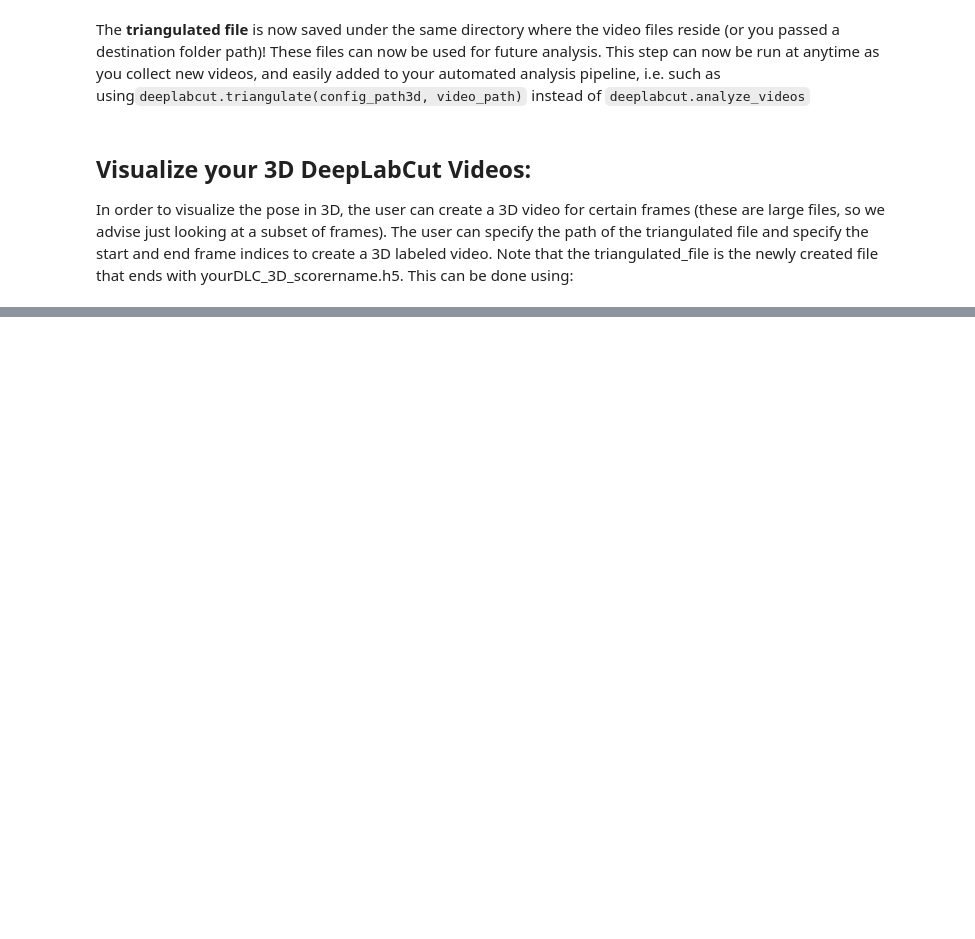
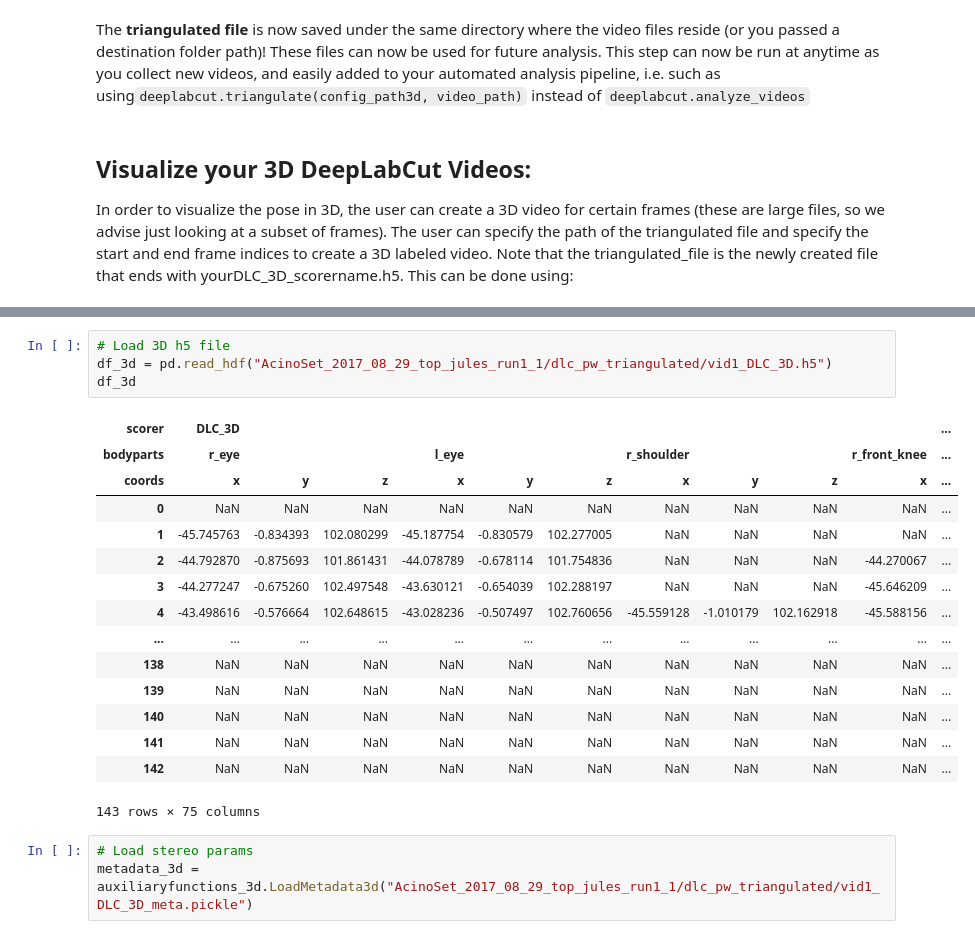
Before and after one commit to lochhh/3D-DLC-AcinoSet, a Jupyter notebook: Demo_3D_DeepLabCut.ipynb, the cells around one changed output, grey strips where cells are left out. Drawn from its saved outputs; the diff is of its cells as text; blank space fills up the shorter version.

```diff
--- a/Demo_3D_DeepLabCut.ipynb
+++ b/Demo_3D_DeepLabCut.ipynb
@@ -660,0 +413,23 @@ ValueError: operands could not be broadcast together with remapped shapes [origi
+# %%
+# Load 3D h5 file
+df_3d = pd.read_hdf("AcinoSet_2017_08_29_top_jules_run1_1/dlc_pw_triangulated/vid1_DLC_3D.h5")
+df_3d
+# %% [output]
+| scorer | DLC_3D |  |  |  |  |  |  |  |  |  | ... |
+| bodyparts | r_eye |  |  | l_eye |  |  | r_shoulder |  |  | r_front_knee | ... |
+| coords | x | y | z | x | y | z | x | y | z | x | ... |
+| 0 | NaN | NaN | NaN | NaN | NaN | NaN | NaN | NaN | NaN | NaN | ... |
+| 1 | -45.745763 | -0.834393 | 102.080299 | -45.187754 | -0.830579 | 102.277005 | NaN | NaN | NaN | NaN | ... |
+| 2 | -44.792870 | -0.875693 | 101.861431 | -44.078789 | -0.678114 | 101.754836 | NaN | NaN | NaN | -44.270067 | ... |
+| 3 | -44.277247 | -0.675260 | 102.497548 | -43.630121 | -0.654039 | 102.288197 | NaN | NaN | NaN | -45.646209 | ... |
+| 4 | -43.498616 | -0.576664 | 102.648615 | -43.028236 | -0.507497 | 102.760656 | -45.559128 | -1.010179 | 102.162918 | -45.588156 | ... |
+| ... | ... | ... | ... | ... | ... | ... | ... | ... | ... | ... | ... |
+| 138 | NaN | NaN | NaN | NaN | NaN | NaN | NaN | NaN | NaN | NaN | ... |
+| 139 | NaN | NaN | NaN | NaN | NaN | NaN | NaN | NaN | NaN | NaN | ... |
+| 140 | NaN | NaN | NaN | NaN | NaN | NaN | NaN | NaN | NaN | NaN | ... |
+| 141 | NaN | NaN | NaN | NaN | NaN | NaN | NaN | NaN | NaN | NaN | ... |
+| 142 | NaN | NaN | NaN | NaN | NaN | NaN | NaN | NaN | NaN | NaN | ... |
+143 rows × 75 columns
+# %%
+# Load stereo params
+metadata_3d = auxiliaryfunctions_3d.LoadMetadata3d("AcinoSet_2017_08_29_top_jules_run1_1/dlc_pw_triangulated/vid1_DLC_3D_meta.pickle")
```
Also changed, not shown: parts of 21 cells of this notebook.
